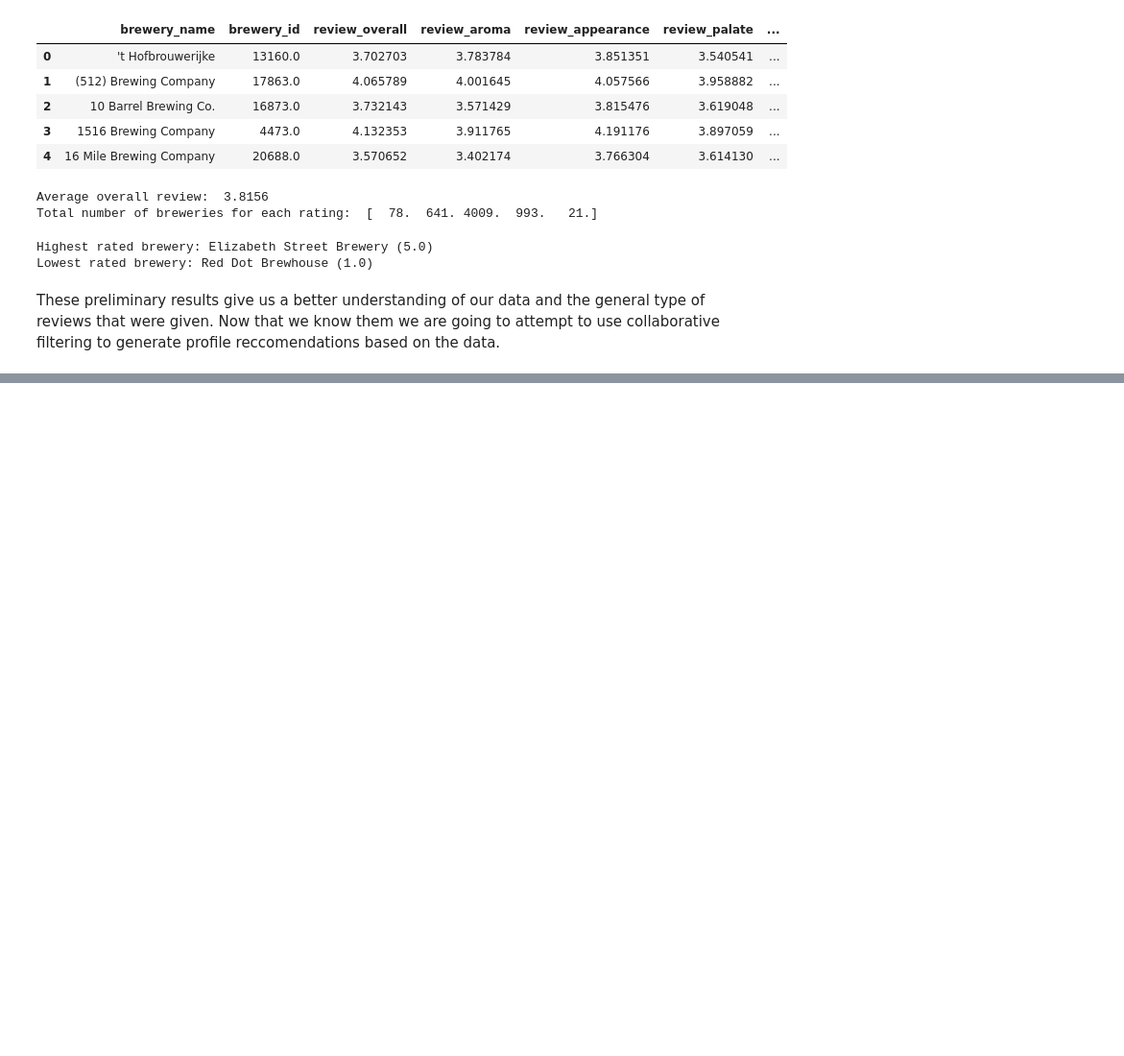
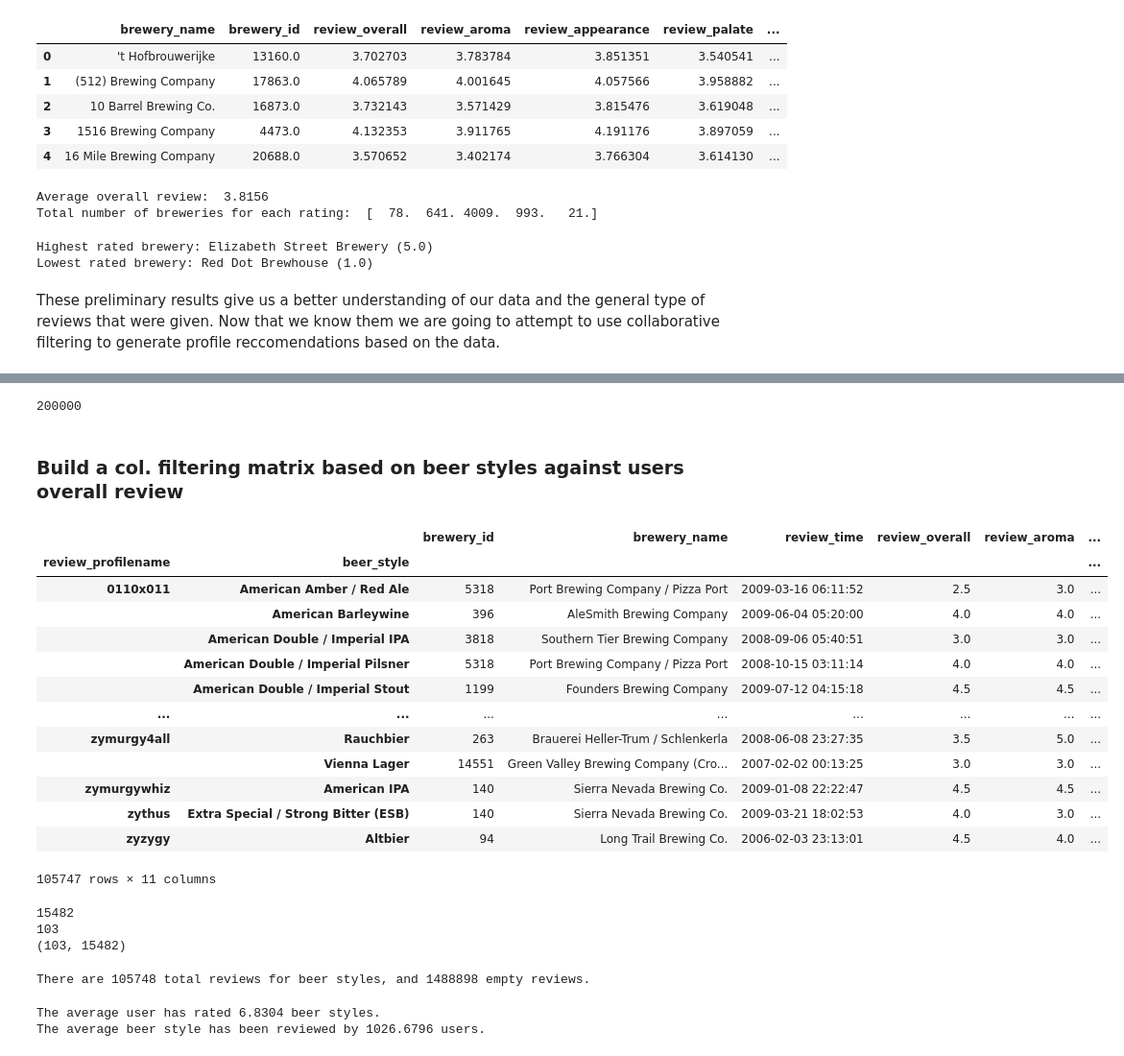
Before and after one commit to wfulton98/Final-Project, a Jupyter notebook: Beer Recommender System.ipynb, the cells around one changed output, grey strips where cells are left out. Shown: that part at 96% size. Drawn from its saved outputs; the diff is of its cells as text; code cells hidden in the pictures; blank space fills up the shorter version.

Commit message:
build col filtering matrices

```diff
--- a/Beer Recommender System.ipynb
+++ b/Beer Recommender System.ipynb
@@ -165,0 +171,42 @@ These preliminary results give us a better understanding of our data and the gen
+# %%
+#grab the first 200,000 data points
+df_new = df[:200000]
+print(len(df_new))
+# %% [output]
+200000
+# %% [markdown]
+### Build a col. filtering matrix based on beer styles against users overall review
+# %%
+beer_styles_df = df_new.groupby(['review_profilename', 'beer_style'])
+beer_styles_df.first()
+# %% [output]
+|  |  | brewery_id | brewery_name | review_time | review_overall | review_aroma | ... |
+| review_profilename | beer_style |  |  |  |  |  | ... |
+| 0110x011 | American Amber / Red Ale | 5318 | Port Brewing Company / Pizza Port | 2009-03-16 06:11:52 | 2.5 | 3.0 | ... |
+|  | American Barleywine | 396 | AleSmith Brewing Company | 2009-06-04 05:20:00 | 4.0 | 4.0 | ... |
+|  | American Double / Imperial IPA | 3818 | Southern Tier Brewing Company | 2008-09-06 05:40:51 | 3.0 | 3.0 | ... |
+|  | American Double / Imperial Pilsner | 5318 | Port Brewing Company / Pizza Port | 2008-10-15 03:11:14 | 4.0 | 4.0 | ... |
+|  | American Double / Imperial Stout | 1199 | Founders Brewing Company | 2009-07-12 04:15:18 | 4.5 | 4.5 | ... |
+| ... | ... | ... | ... | ... | ... | ... | ... |
+| zymurgy4all | Rauchbier | 263 | Brauerei Heller-Trum / Schlenkerla | 2008-06-08 23:27:35 | 3.5 | 5.0 | ... |
+|  | Vienna Lager | 14551 | Green Valley Brewing Company (Cro... | 2007-02-02 00:13:25 | 3.0 | 3.0 | ... |
+| zymurgywhiz | American IPA | 140 | Sierra Nevada Brewing Co. | 2009-01-08 22:22:47 | 4.5 | 4.5 | ... |
+| zythus | Extra Special / Strong Bitter (ESB) | 140 | Sierra Nevada Brewing Co. | 2009-03-21 18:02:53 | 4.0 | 3.0 | ... |
+| zyzygy | Altbier | 94 | Long Trail Brewing Co. | 2006-02-03 23:13:01 | 4.5 | 4.0 | ... |
+105747 rows × 11 columns
+# %%
+#build matrix
+profile_names = df_new['review_profilename'].unique()
+beer_styles = df_new['beer_style'].unique()
+print(len(profile_names))
+print(len(beer_styles))
+
+#our matrix will consist of users as the columns and beer_styles (items) as the rows
+#initialize an empty matrix of size (items, users)
+ratings = np.empty((len(beer_styles), len(profile_names)))
+ratings[:] = np.NaN
+print(ratings.shape)
+# %% [output]
+15482
+103
+(103, 15482)
@@ -165,0 +232,24 @@ These preliminary results give us a better understanding of our data and the gen
+# %%
+print(f'There are {num_reviews} total reviews for beer styles, and {num_blank_reviews} empty reviews.')
+# %% [output]
+There are 105748 total reviews for beer styles, and 1488898 empty reviews.
+# %%
+#find the average number of ratings per user
+num_user_ratings = []
+for idx, name in enumerate(profile_names):
+    user_ratings = ratings[ :, idx ]
+    num_user_ratings.append( np.count_nonzero( ~np.isnan(user_ratings) ))
+
+
+print(f'The average user has rated {np.round(np.mean(num_user_ratings), 4)} beer styles.')
+
+#find the average number of ratings per item
+num_item_ratings = []
+for idx, style in enumerate(beer_styles):
+    item_ratings = ratings[ idx, : ]
+    num_item_ratings.append( np.count_nonzero( ~np.isnan(item_ratings) ))
+
+print(f'The average beer style has been reviewed by {np.round(np.mean(num_item_ratings), 4)} users.')
+# %% [output]
+The average user has rated 6.8304 beer styles.
+The average beer style has been reviewed by 1026.6796 users.
```
Also changed, not shown: parts of 10 cells of this notebook, 1 other file.
